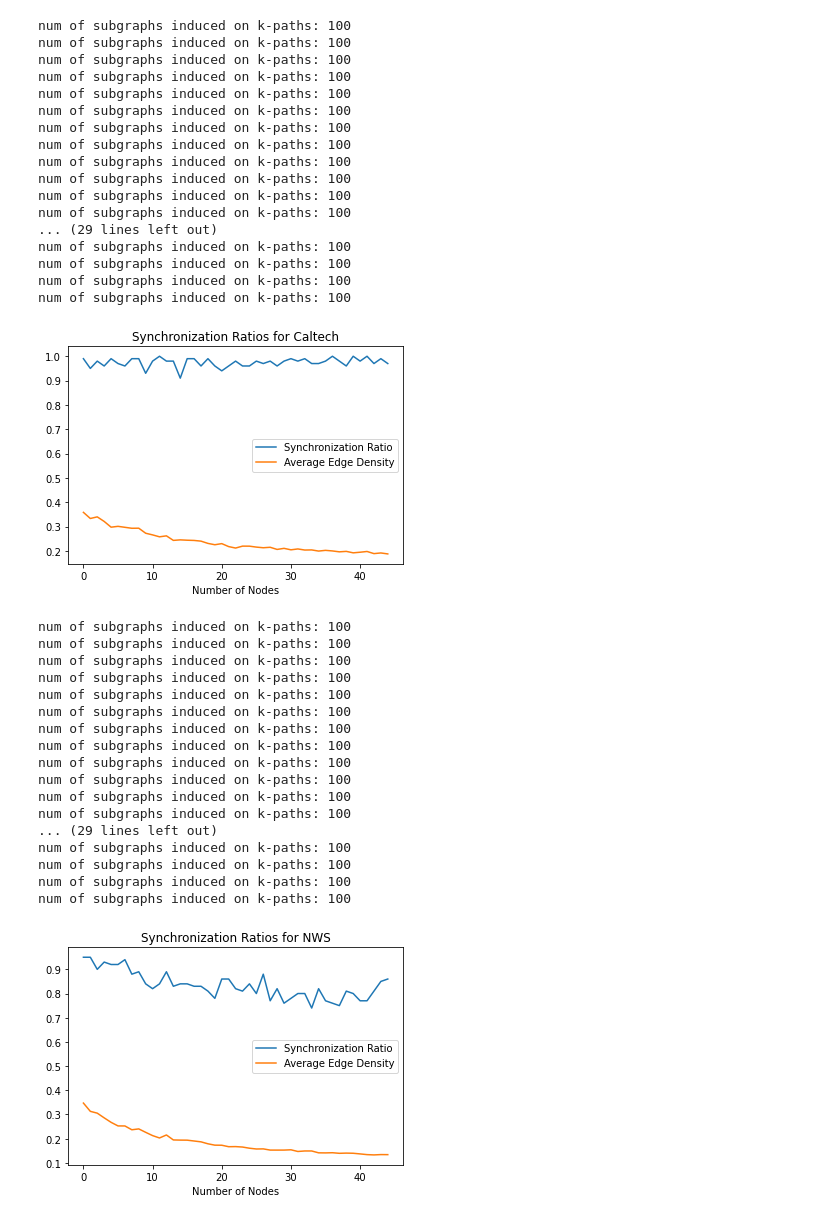
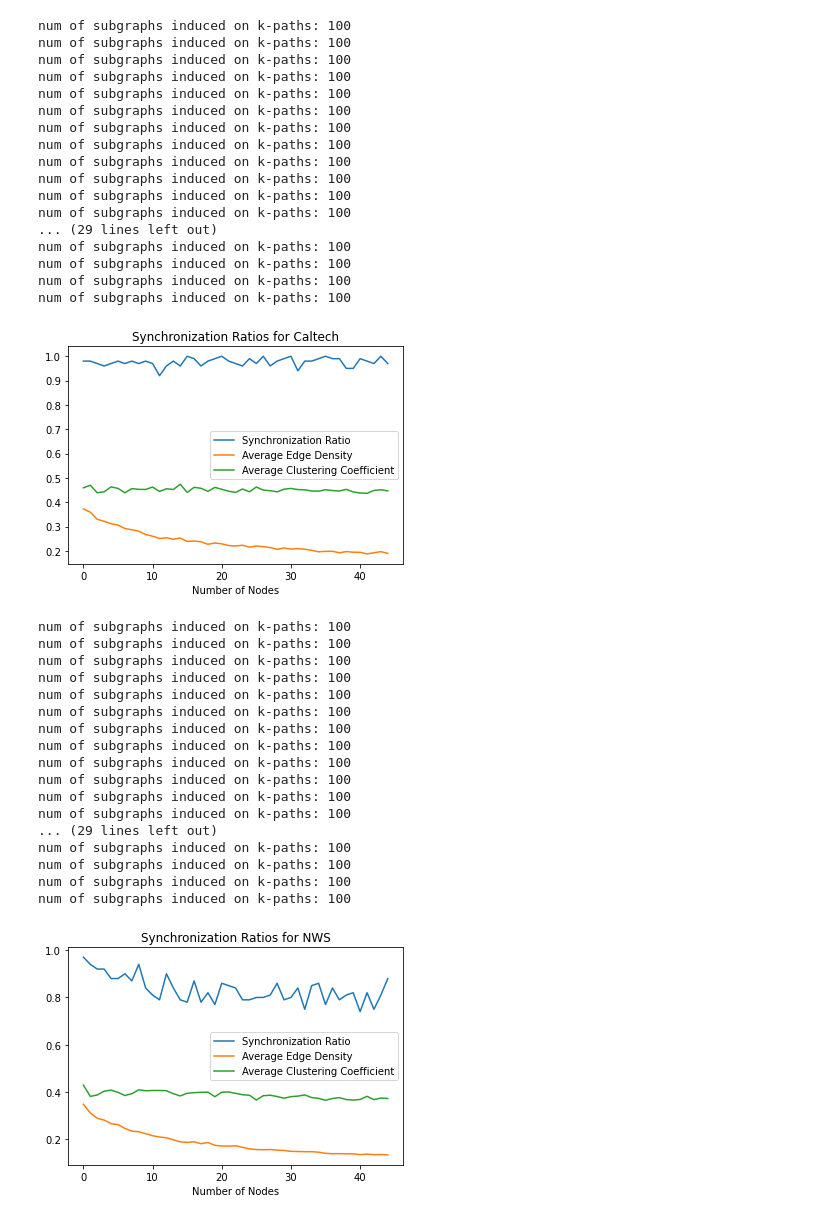
Before and after one commit to BryaneX455/reu2022, a Jupyter notebook: Kuramoto Model/Final Figures.ipynb, the cells around one changed output. Saved outputs shown, nothing was run; the diff lists cells and outputs as text; code cells hidden in the pictures.

Commit message:
Added more plots

```diff
--- a/Kuramoto Model/Final Figures.ipynb
+++ b/Kuramoto Model/Final Figures.ipynb
@@ -17,6 +17,7 @@ num_samples = 100
 NodeNum_List = []
 Average_Sync_List = []
 Average_Density_List = []
+Average_CC_List = []
 
 for i in range(Node_Num_Min, Node_Num_Max):
     NodeNum_List.append(Node_Num_Min+i)
@@ -32,6 +33,7 @@ for i in range(len(NodeNum_List)):
 
     Total_Sync = 0
     density = 0
+    avg_cc = 0
 
     for G in graph_list:
         if nx.is_connected(G):
@@ -43,17 +45,20 @@ for i in range(len(NodeNum_List)):
             if model.concentrated:
                 Total_Sync += 1
             density += nx.density(G)
+            avg_cc += nx.average_clustering(G)
     Average_Sync_Perc =  Total_Sync/num_samples
     Average_Sync_List.append(Average_Sync_Perc)
     Average_Density =  density/num_samples
     Average_Density_List.append(Average_Density)
+    Average_CC =  avg_cc/num_samples
+    Average_CC_List.append(Average_CC)
 plt.plot(Average_Sync_List, label = "Synchronization Ratio")
 plt.plot(Average_Density_List, label = "Average Edge Density")
+plt.plot(Average_CC_List, label = "Average Clustering Coefficient")
 plt.legend()
 plt.xlabel('Number of Nodes')
 plt.title('Synchronization Ratios for UCLA')
 plt.show()
-plt.savefig('./images/UCLA/sync_ratio_50.png', dpi=1200)
 # %% [output]
 num of subgraphs induced on k-paths: 100
 num of subgraphs induced on k-paths: 100
@@ -85,6 +89,7 @@ num_samples = 100
 NodeNum_List = []
 Average_Sync_List = []
 Average_Density_List = []
+Average_CC_List = []
 
 for i in range(Node_Num_Min, Node_Num_Max):
     NodeNum_List.append(Node_Num_Min+i)
@@ -100,6 +105,7 @@ for i in range(len(NodeNum_List)):
 
     Total_Sync = 0
     density = 0
+    avg_cc = 0
 
     for G in graph_list:
         if nx.is_connected(G):
@@ -111,12 +117,16 @@ for i in range(len(NodeNum_List)):
             if model.concentrated:
                 Total_Sync += 1
             density += nx.density(G)
+            avg_cc += nx.average_clustering(G)
     Average_Sync_Perc =  Total_Sync/num_samples
     Average_Sync_List.append(Average_Sync_Perc)
     Average_Density =  density/num_samples
     Average_Density_List.append(Average_Density)
+    Average_CC =  avg_cc/num_samples
+    Average_CC_List.append(Average_CC)
 plt.plot(Average_Sync_List, label = "Synchronization Ratio")
 plt.plot(Average_Density_List, label = "Average Edge Density")
+plt.plot(Average_CC_List, label = "Average Clustering Coefficient")
 plt.legend()
 plt.xlabel('Number of Nodes')
 plt.title('Synchronization Ratios for Caltech')
@@ -139,7 +149,7 @@ num of subgraphs induced on k-paths: 100
 num of subgraphs induced on k-paths: 100
 num of subgraphs induced on k-paths: 100
 num of subgraphs induced on k-paths: 100
-[figure, old version]
+[figure, new version]
 # %%
 NWS = nx.newman_watts_strogatz_graph(20000, 1000, 0.67)
 new_nodes = {e: n for n, e in enumerate(NWS.nodes, start=1)}
@@ -159,6 +169,7 @@ num_samples = 100
 NodeNum_List = []
 Average_Sync_List = []
 Average_Density_List = []
+Average_CC_List = []
 
 for i in range(Node_Num_Min, Node_Num_Max):
     NodeNum_List.append(Node_Num_Min+i)
@@ -173,6 +184,7 @@ for i in range(len(NodeNum_List)):
 
     Total_Sync = 0
     density = 0
+    avg_cc = 0
 
     for G in graph_list:
         if nx.is_connected(G):
@@ -184,32 +196,36 @@ for i in range(len(NodeNum_List)):
             if model.concentrated:
                 Total_Sync += 1
             density += nx.density(G)
+            avg_cc += nx.average_clustering(G)
     Average_Sync_Perc =  Total_Sync/num_samples
     Average_Sync_List.append(Average_Sync_Perc)
     Average_Density =  density/num_samples
     Average_Density_List.append(Average_Density)
+    Average_CC =  avg_cc/num_samples
+    Average_CC_List.append(Average_CC)
 plt.plot(Average_Sync_List, label = "Synchronization Ratio")
 plt.plot(Average_Density_List, label = "Average Edge Density")
+plt.plot(Average_CC_List, label = "Average Clustering Coefficient")
 plt.legend()
 plt.xlabel('Number of Nodes')
 plt.title('Synchronization Ratios for NWS')
 plt.show()
 # %% [output]
 num of subgraphs induced on k-paths: 100
 num of subgraphs induced on k-paths: 100
 num of subgraphs induced on k-paths: 100
 num of subgraphs induced on k-paths: 100
 num of subgraphs induced on k-paths: 100
 num of subgraphs induced on k-paths: 100
 num of subgraphs induced on k-paths: 100
 num of subgraphs induced on k-paths: 100
 num of subgraphs induced on k-paths: 100
 num of subgraphs induced on k-paths: 100
 num of subgraphs induced on k-paths: 100
 num of subgraphs induced on k-paths: 100
 ... (29 lines left out)
 num of subgraphs induced on k-paths: 100
 num of subgraphs induced on k-paths: 100
 num of subgraphs induced on k-paths: 100
 num of subgraphs induced on k-paths: 100
-[figure, old version]
+[figure, new version]
```
Also changed, not shown: parts of 15 cells of this notebook, 17 other files.
